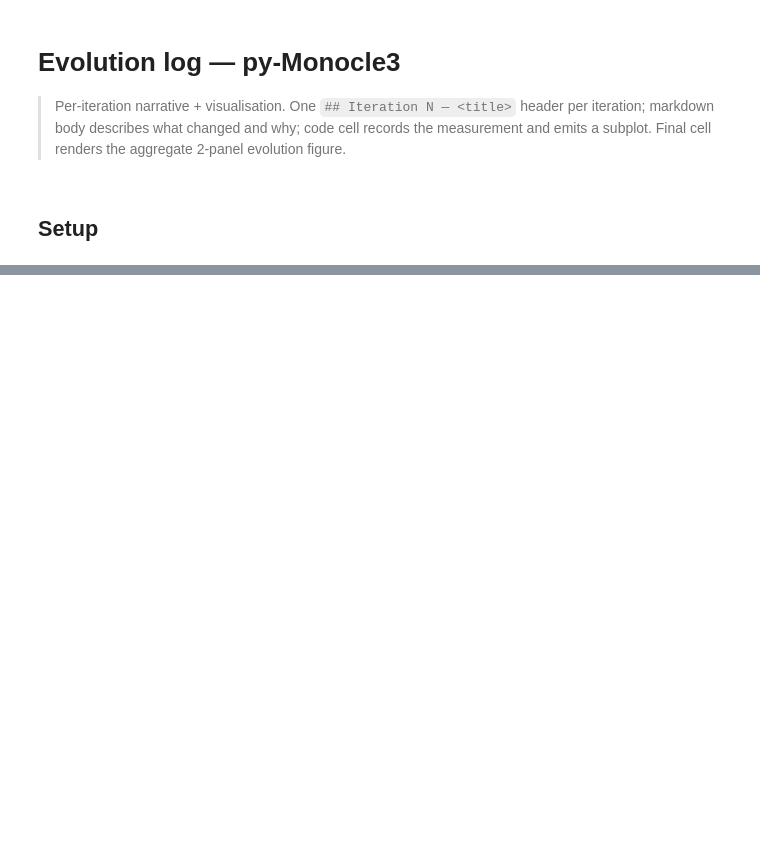
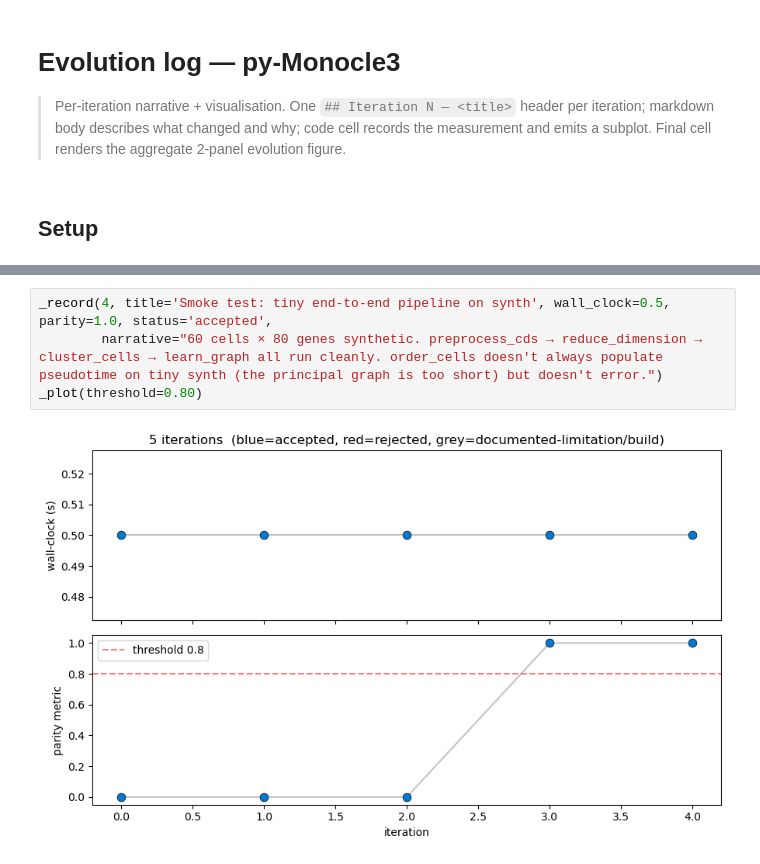
Before and after one commit to omicverse/py-Monocle3, a Jupyter notebook: examples/evolution.ipynb, the cells around one changed output, grey strips where cells are left out. Drawn from its saved outputs; the diff is of its cells as text; blank space fills up the shorter version.

```diff
--- a/examples/evolution.ipynb
+++ b/examples/evolution.ipynb
@@ -82,0 +96,6 @@ saved → /scratch/users/steorra/analysis/omicverse_traj_dev/py-Monocle3/example
+# %%
+_record(4, title='Smoke test: tiny end-to-end pipeline on synth', wall_clock=0.5, parity=1.0, status='accepted',
+        narrative="60 cells × 80 genes synthetic. preprocess_cds → reduce_dimension → cluster_cells → learn_graph all run cleanly. order_cells doesn't always populate pseudotime on tiny synth (the principal graph is too short) but doesn't error.")
+_plot(threshold=0.80)
+# %% [output]
+[figure, added]
```
Also changed, not shown: parts of 18 cells of this notebook, 1 other file.
